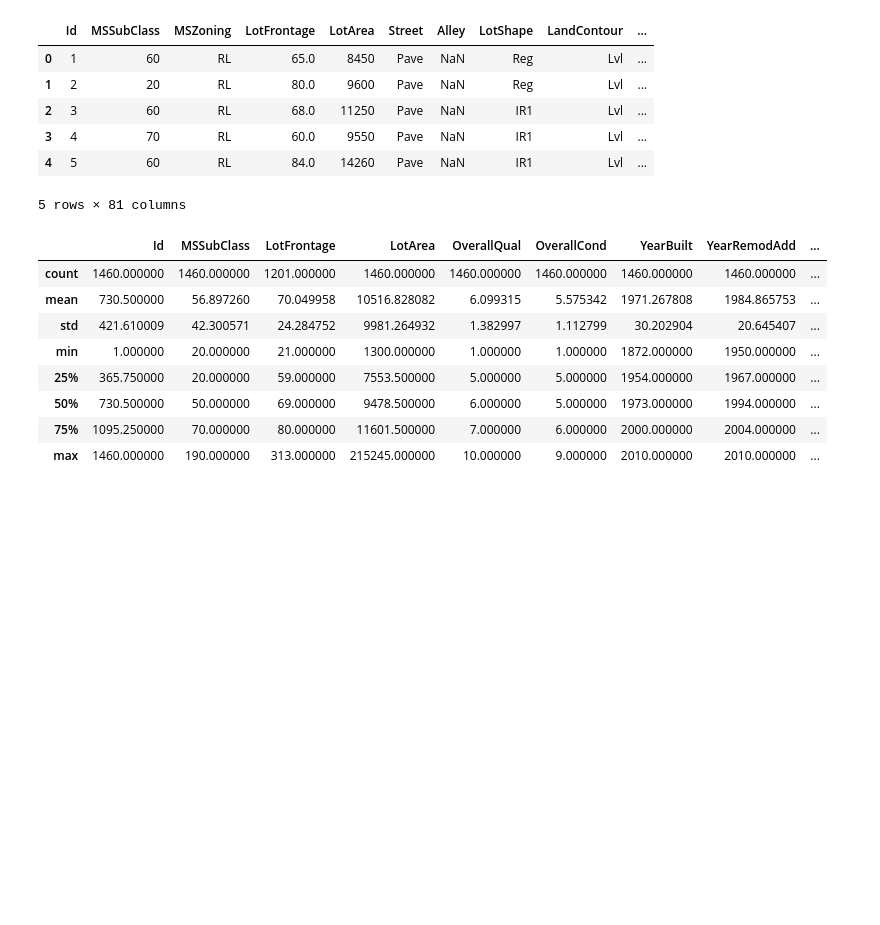
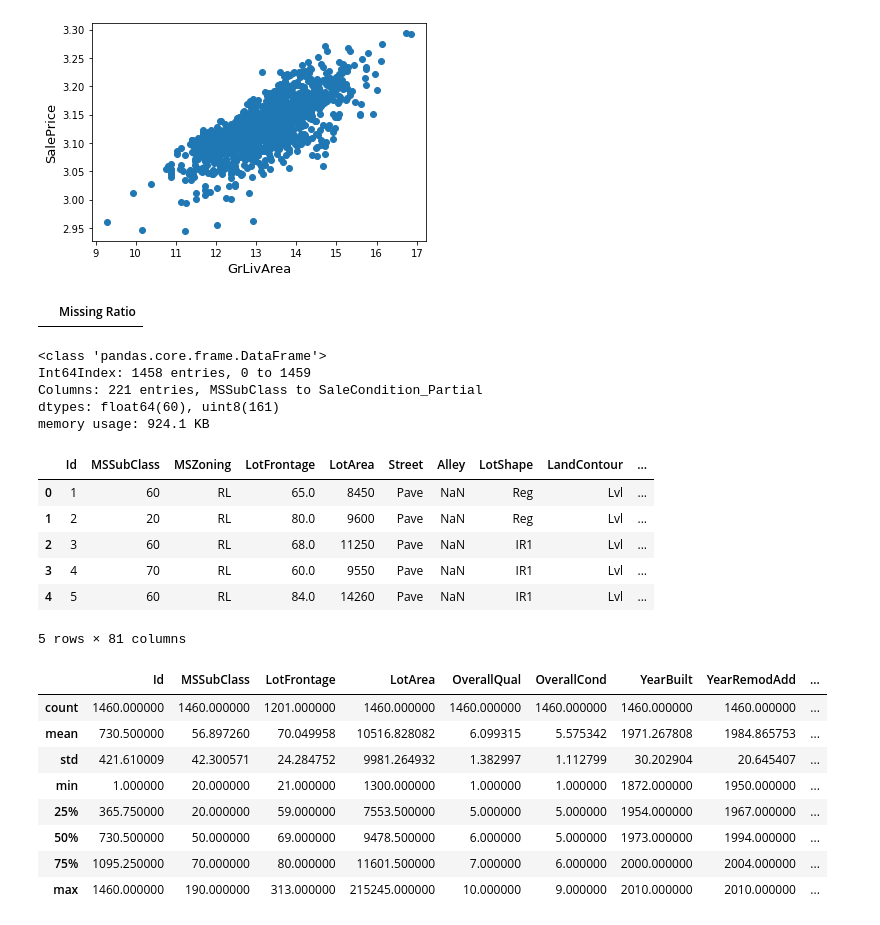
Before and after one commit to LYAccc/CS273_Final_Project, a Jupyter notebook: dataprocessing.ipynb, the cells around one changed output. Cells and saved outputs as stored; diff of their text form; code cells hidden in the pictures; blank space fills up the shorter version.

```diff
--- a/dataprocessing.ipynb
+++ b/dataprocessing.ipynb
@@ -20,0 +243,51 @@ warnings.filterwarnings(action='ignore', category=DataConversionWarning)
+# %%
+def GetTotalSqft(df):
+    # Adding total sqfootage feature
+    df['TotalSF'] = df['TotalBsmtSF'] + df['1stFlrSF'] + df['2ndFlrSF']
+
+    return df
+
+def HandlingSkewed(df):
+    numeric_feats = df.dtypes[df.dtypes != "object"].index
+
+    # Check the skew of all numerical features
+    skewed_feats = df[numeric_feats].apply(lambda x: skew(x.dropna())).sort_values(ascending=False)
+    #print("\nSkew in numerical features: \n")
+    skewness = pd.DataFrame({'Skew' :skewed_feats})
+
+    skewed_features = skewness.index
+    lam = 0.15
+    for feat in skewed_features:
+        df[feat] = boxcox1p(df[feat], lam)
+
+    return df
+# %%
+train_ = DeletingOutlier_logTrans(train)
+train_ = DealingWithMissingValue(train_)
+train_ = Transformation_Numeric_Categorical(train_)
+train_ = GetTotalSqft(train_)
+train_ = HandlingSkewed(train_)
+train_ = pd.get_dummies(train_)
+# %%
+fig, ax = plt.subplots()
+ax.scatter(x = train_['GrLivArea'], y = train_['SalePrice'])
+plt.ylabel('SalePrice', fontsize=13)
+plt.xlabel('GrLivArea', fontsize=13)
+plt.show()
+
+#Check remaining missing values if any other missing values
+all_data_na = (train_.isnull().sum() / len(train_)) * 100
+all_data_na = all_data_na.drop(all_data_na[all_data_na == 0].index).sort_values(ascending=False)
+missing_data = pd.DataFrame({'Missing Ratio' :all_data_na})
+missing_data.head()
+# %% [output]
+[figure, added]
+|  | Missing Ratio |
+# %%
+train_.info()
+# %% [output]
+<class 'pandas.core.frame.DataFrame'>
+Int64Index: 1458 entries, 0 to 1459
+Columns: 221 entries, MSSubClass to SaleCondition_Partial
+dtypes: float64(60), uint8(161)
+memory usage: 924.1 KB
```
Also changed, not shown: parts of 12 cells of this notebook.
